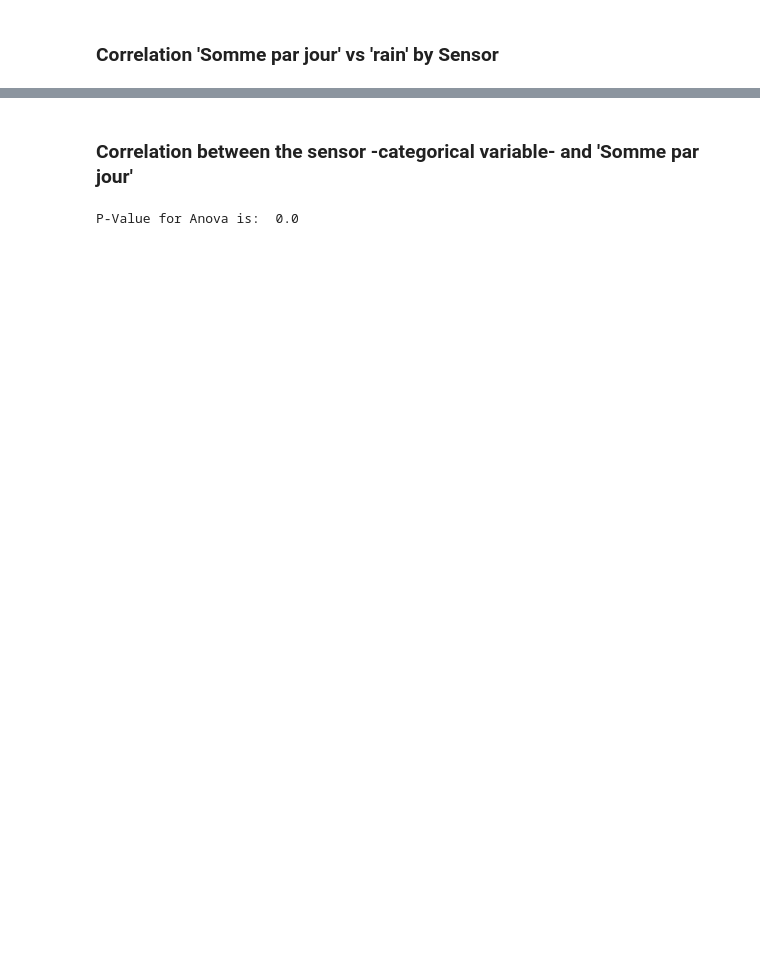
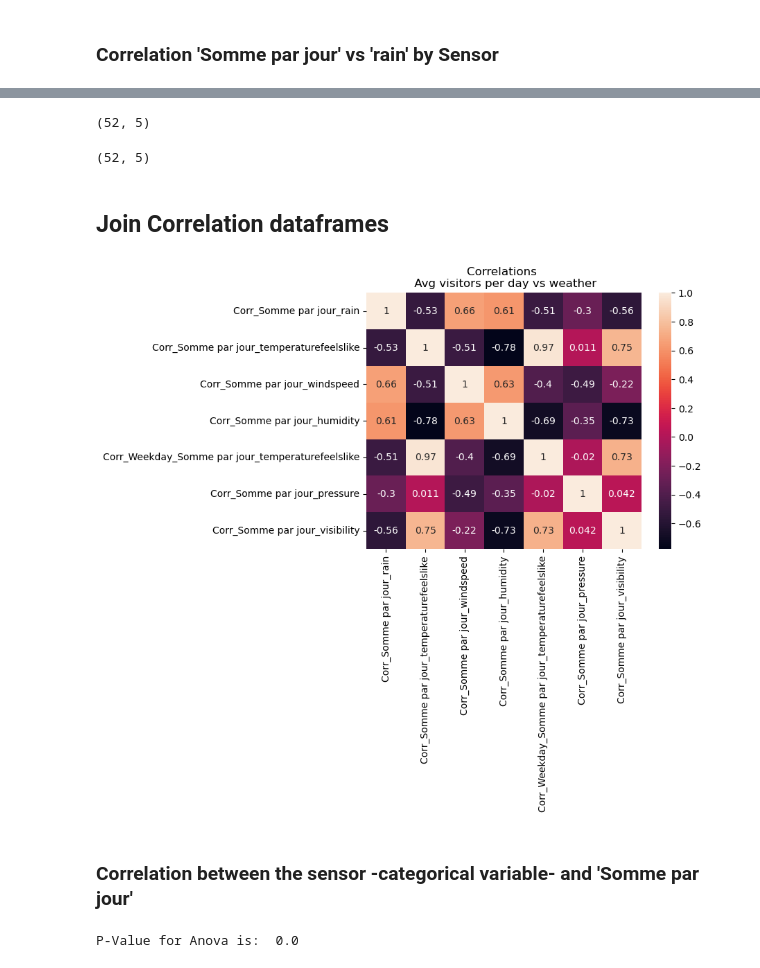
Before and after one commit to YuriHFlowers/Project-Hub, a Jupyter notebook: 05. Plots_Correlations.ipynb, the cells around one changed output, grey strips where cells are left out. Cells and saved outputs as stored; diff of their text form; code cells hidden in the pictures; blank space fills up the shorter version.

```diff
--- a/05. Plots_Correlations.ipynb
+++ b/05. Plots_Correlations.ipynb
@@ -258,0 +139,39 @@ corr_Sensor_temp.head()
+# %%
+# Call the function - correlation 'Somme par jour' and 'pressure'
+corrSensor_pressure =corr(corr_general_fixed, col_name1='Somme par jour', col_name2='pressure')
+corrSensor_pressure.shape
+# %% [output]
+(52, 5)
+# %%
+# Call the function - correlation 'Somme par jour' and 'visibility'
+corrSensor_visibility =corr(corr_general_fixed, col_name1='Somme par jour', col_name2='visibility')
+corrSensor_visibility.shape
+# %% [output]
+(52, 5)
+# %% [markdown]
+## Join Correlation dataframes
+# %%
+def sort_dataframe(df1, df2, df3, df4, df5, df6, df7):
+    """ Function that sort four DataFrames """
+    def inner(df):
+        df.sort_values('zone_id', inplace=True)
+        df.reset_index(drop=True, inplace=True)
+        return df
+    return (inner(df1), inner(df2), inner(df3), inner(df4), inner(df5), inner(df6), inner(df7))
+
+# Call the function
+df1, df2, df3, df4, df5, df6, df7= sort_dataframe(corrSensor_rain, corrSensor_temp, corrSensor_windspeed, corrSensor_humidity, corr_weekday_temperature, corrSensor_pressure, corrSensor_visibility)
+# %%
+df = pd.merge(df1[['zone_id','Quartier', 'shop', 'Corr_Somme par jour_rain' ]], df2[['zone_id','Corr_Somme par jour_temperaturefeelslike']], on='zone_id').merge(df3[['zone_id',
+'Corr_Somme par jour_windspeed']], on='zone_id').merge(df4[['zone_id','Corr_Somme par jour_humidity']], on='zone_id').merge(df5[['zone_id',
+'Corr_Weekday_Somme par jour_temperaturefeelslike']], on='zone_id').merge(df6[['zone_id','Corr_Somme par jour_pressure']], on='zone_id').merge(df7[['zone_id',
+'Corr_Somme par jour_visibility']], on='zone_id')
+# %%
+columns = ['Corr_Somme par jour_rain', 'Corr_Somme par jour_temperaturefeelslike', 'Corr_Somme par jour_windspeed', 'Corr_Somme par jour_humidity',
+ 'Corr_Weekday_Somme par jour_temperaturefeelslike', 'Corr_Somme par jour_pressure', 'Corr_Somme par jour_visibility']
+corr_Matrix = df.loc[:, columns].corr()
+ax = sns.heatmap(corr_Matrix, annot=True)
+ax.set_title('Correlations \n Avg visitors per day vs weather')
+plt.show()
+# %% [output]
+[figure, added]
```
Also changed, not shown: parts of 57 cells of this notebook, 19 other files.
